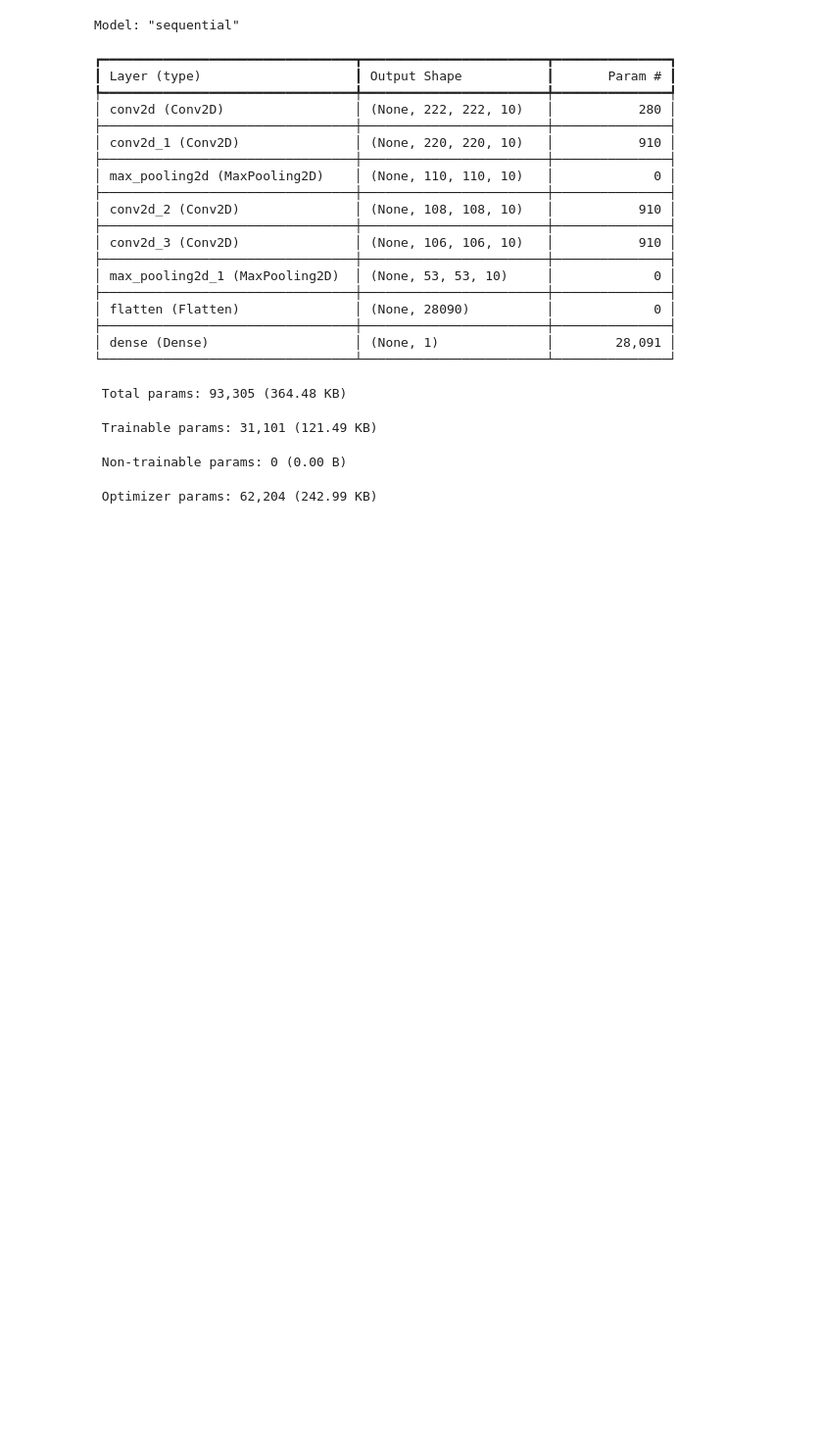
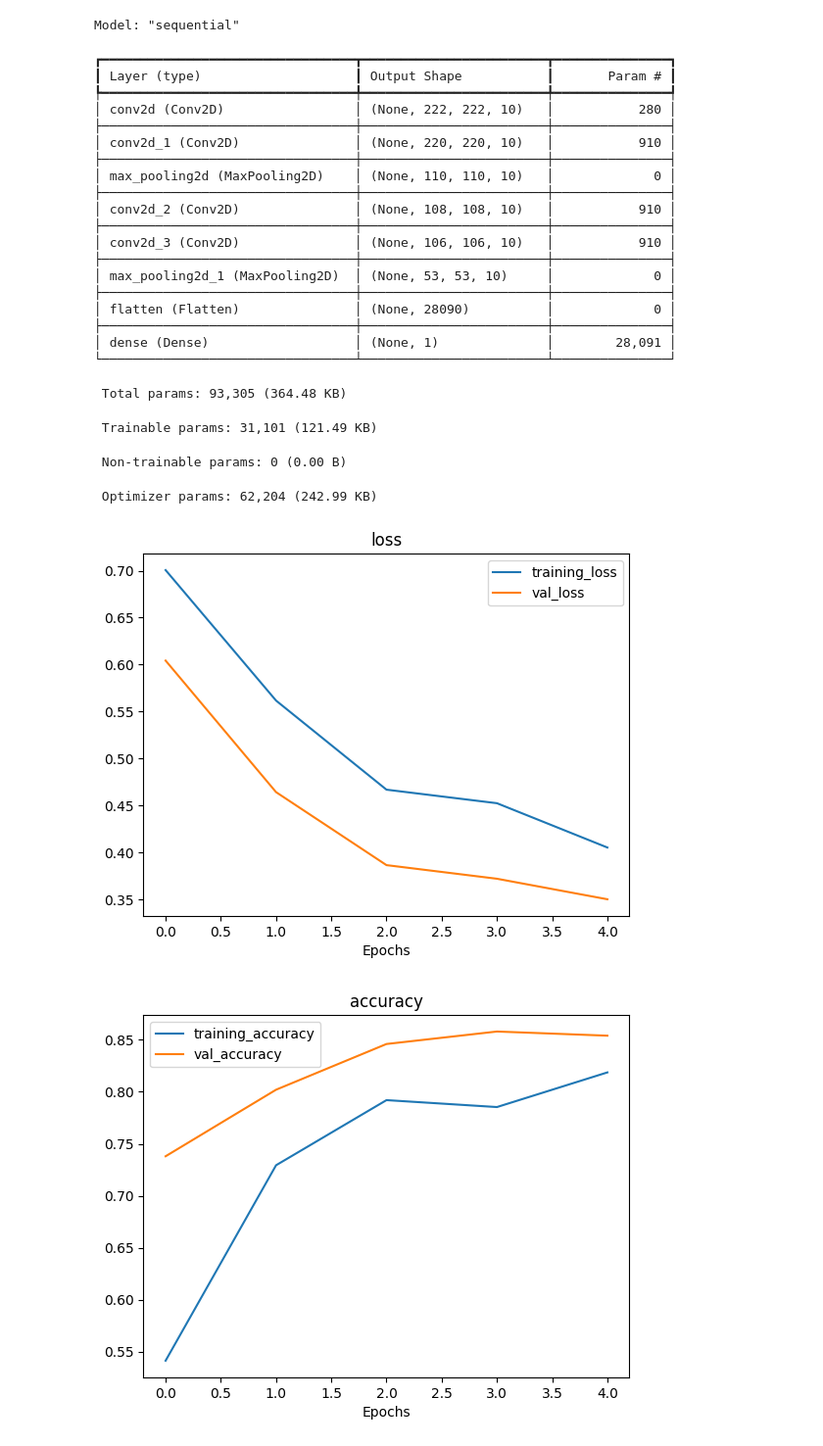
Before and after one commit to Darius-Cos/Deep-Learning-Journey, a Jupyter notebook: Computer_Vision/CNN.ipynb, the cells around one changed output. Shown at 98% size. Drawn from its saved outputs; the diff is of its cells as text; code cells hidden in the pictures; blank space fills up the shorter version.

```diff
--- a/Computer_Vision/CNN.ipynb
+++ b/Computer_Vision/CNN.ipynb
@@ -188,3 +200,29 @@ Model: "sequential"
  Trainable params: 31,101 (121.49 KB)
  Non-trainable params: 0 (0.00 B)
  Optimizer params: 62,204 (242.99 KB)
+# %%
+def plot_loss_curves(history_1):
+    loss=history_1.history['loss']
+    val_loss=history_1.history['val_loss']
+
+    accuracy=history_1.history['accuracy']
+    val_accuracy=history_1.history['val_accuracy']
+
+    epochs=range(len(history_1.history['loss']))
+    plt.plot(epochs,loss,label='training_loss')
+    plt.plot(epochs,val_loss,label='val_loss')
+    plt.title('loss')
+    plt.xlabel("Epochs")
+    plt.legend()
+
+    plt.figure()
+    plt.plot(epochs,accuracy,label='training_accuracy')
+    plt.plot(epochs,val_accuracy,label='val_accuracy')
+    plt.title('accuracy')
+    plt.xlabel("Epochs")
+    plt.legend()
+# %%
+plot_loss_curves(history_1)
+# %% [output]
+[figure, added]
+[figure, added]
```
Also changed, not shown: parts of 25 cells of this notebook, 1 other file.
